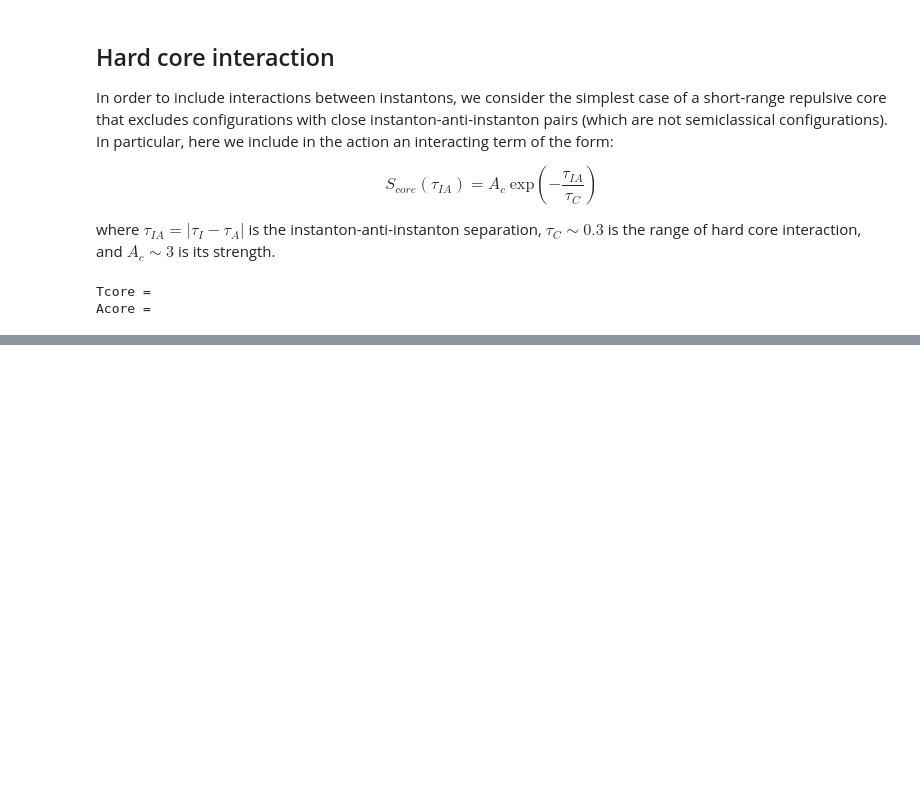
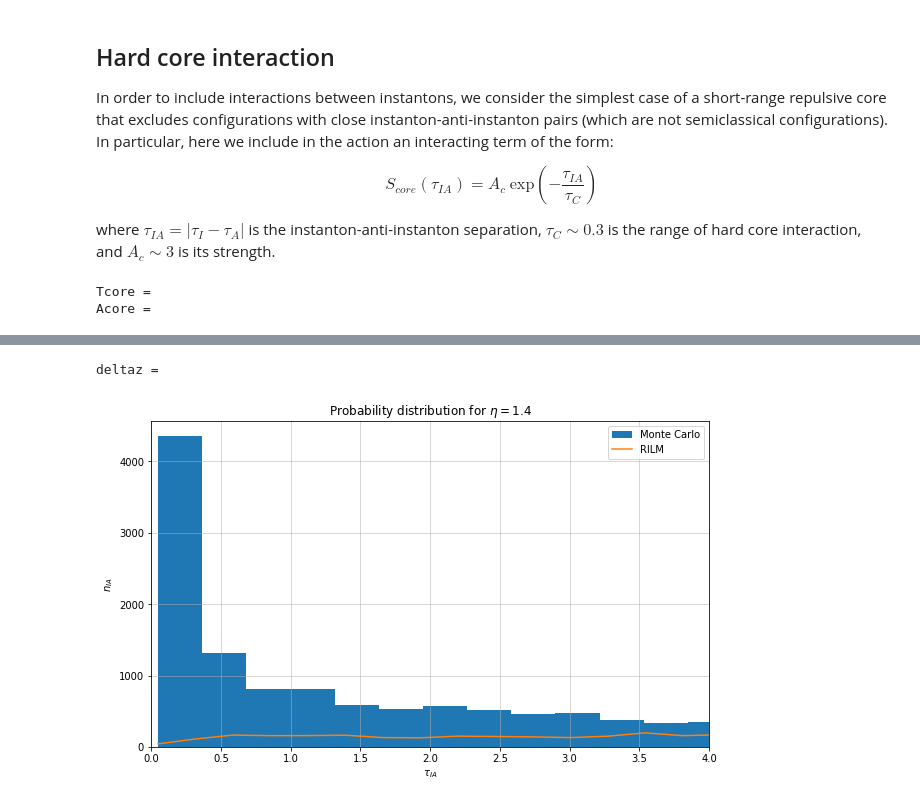
Before and after one commit to FabioOri/QuantumMonteCarlo, a Jupyter notebook: 6_interactions.ipynb, the cells around one changed output, grey strips where cells are left out. Cells and saved outputs as stored; diff of their text form; code cells hidden in the pictures; blank space fills up the shorter version.

```diff
--- a/6_interactions.ipynb
+++ b/6_interactions.ipynb
@@ -346,0 +287,62 @@ plt.show();
+# %%
+# RILM instanton distribution
+deltaz = float(input("deltaz = ") or 1)
+
+z = np.zeros(Nin)
+x = np.zeros(N)
+dis = []                                     # List of distances
+
+# Initial configuration & action
+setup(Nin, z, beta)
+z = sorted(z)
+xconf(Nin, eta, z, x)
+Stot = S(x)
+
+for k in tqdm(range(Nsweeps), leave = False):
+    for j in range(Nin):
+        Sold = Stot
+        zold = z[j]
+        z_store = z         # Store the value of z in case Metropolis conditions will not be satisfied
+
+        znew = zold + (random.random() - 0.5)*deltaz;           # Update the z element
+
+        if znew > beta:           # Boundary conditions
+            znew = beta
+        if znew < 0:
+            znew = 0
+
+        z[j] = znew               # Plug the new z element in z vector
+        z = sorted(z)
+
+        xconf(Nin, eta, z, x)
+        Snew = S(x)
+        delS = Snew - Sold
+
+        if np.exp(-delS) > random.random():           # Metropolis condition
+            Stot = Snew
+        else:
+            z = z_store
+
+    xconf(Nin, eta, z, x)
+    dis.append(dist(x))           # Adding the list of distances to list
+
+dis = list(itertools.chain.from_iterable(dis))         # Transform a list of lists into a unique list
+# %% [output]
+deltaz =
+# %%
+# Plotting the instanton distribution
+fig, ax = plt.subplots(figsize = (10,6))
+ax.hist(disMC, 100, label = 'Monte Carlo')
+
+nRILM, bins = np.histogram(dis, 100)
+ax.plot(bins[:-1], nRILM, label = 'RILM')
+
+ax.set_xlabel('$\\tau_{IA}$')
+ax.set_ylabel('$n_{IA}$')
+plt.xlim([0, 4])
+plt.grid(linewidth = 0.5)
+plt.title('Probability distribution for $\eta =$' + str(eta));
+plt.legend()
+plt.show()
+# %% [output]
+[figure, added]
```
Also changed, not shown: parts of 44 cells of this notebook.
